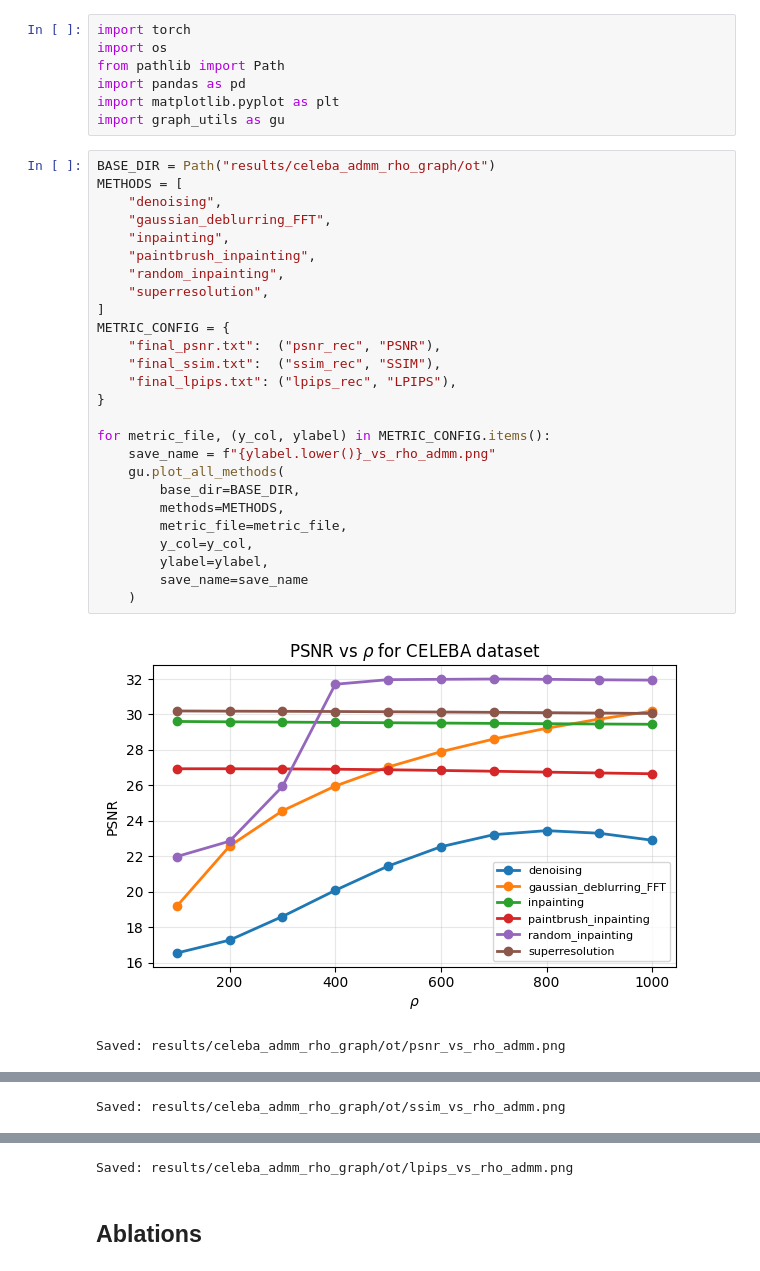
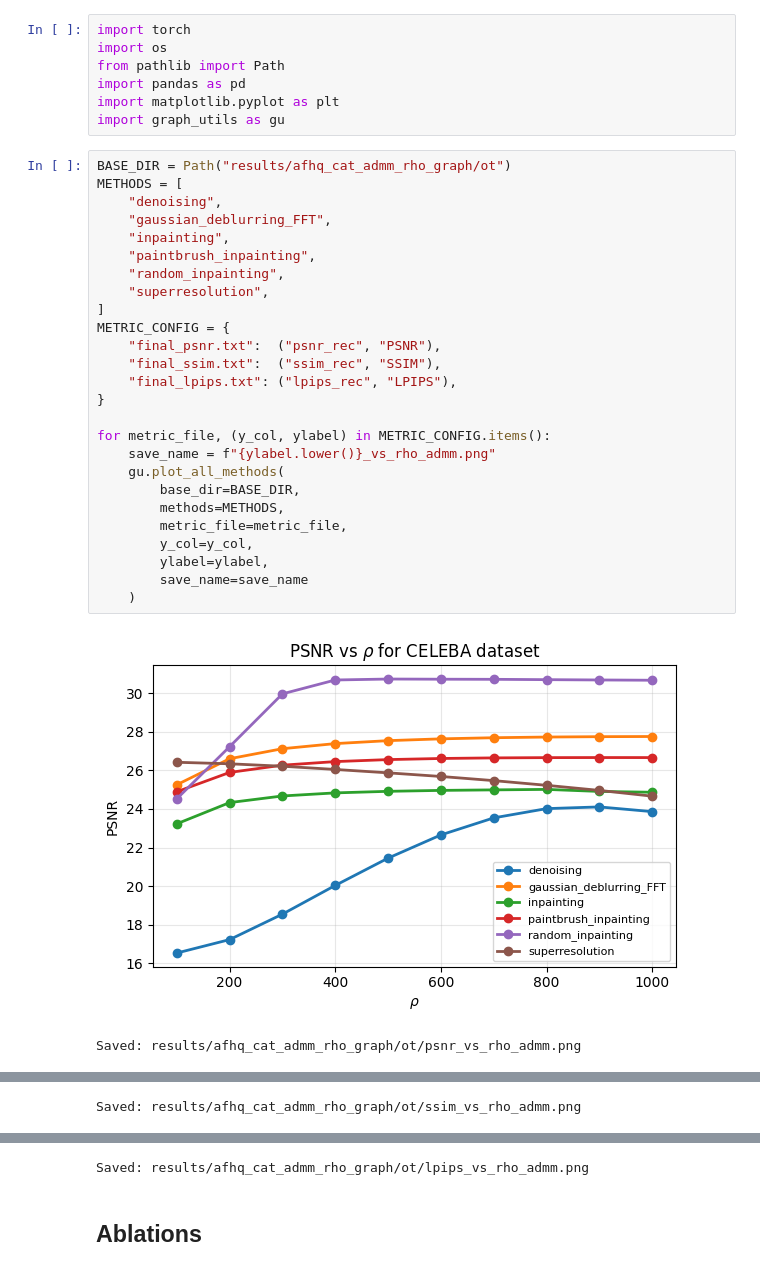
Before and after one commit to dibyanshu100/PnP_ConsensusFlow, a Jupyter notebook: graphs.ipynb, the cells around one changed output, grey strips where cells are left out. Saved outputs shown, nothing was run; the diff lists cells and outputs as text.

```diff
--- a/graphs.ipynb
+++ b/graphs.ipynb
@@ -6,31 +6,31 @@ import pandas as pd
 import matplotlib.pyplot as plt
 import graph_utils as gu
 # %%
-BASE_DIR = Path("results/celeba_admm_rho_graph/ot")
+BASE_DIR = Path("results/afhq_cat_admm_rho_graph/ot")
 METHODS = [
     "denoising",
     "gaussian_deblurring_FFT",
     "inpainting",
     "paintbrush_inpainting",
     "random_inpainting",
     "superresolution",
 ]
 METRIC_CONFIG = {
     "final_psnr.txt":  ("psnr_rec", "PSNR"),
     "final_ssim.txt":  ("ssim_rec", "SSIM"),
     "final_lpips.txt": ("lpips_rec", "LPIPS"),
 }
 
 for metric_file, (y_col, ylabel) in METRIC_CONFIG.items():
     save_name = f"{ylabel.lower()}_vs_rho_admm.png"
     gu.plot_all_methods(
         base_dir=BASE_DIR,
         methods=METHODS,
         metric_file=metric_file,
         y_col=y_col,
         ylabel=ylabel,
         save_name=save_name
     )
 # %% [output]
-[figure, old version]
+[figure, new version]
-Saved: results/celeba_admm_rho_graph/ot/psnr_vs_rho_admm.png
+Saved: results/afhq_cat_admm_rho_graph/ot/psnr_vs_rho_admm.png
@@ -38 +38 @@ Saved: results/celeba_admm_rho_graph/ot/psnr_vs_rho_admm.png
-Saved: results/celeba_admm_rho_graph/ot/ssim_vs_rho_admm.png
+Saved: results/afhq_cat_admm_rho_graph/ot/ssim_vs_rho_admm.png
@@ -40,4 +40,4 @@ Saved: results/celeba_admm_rho_graph/ot/ssim_vs_rho_admm.png
-Saved: results/celeba_admm_rho_graph/ot/lpips_vs_rho_admm.png
+Saved: results/afhq_cat_admm_rho_graph/ot/lpips_vs_rho_admm.png
 # %% [markdown]
 ## Ablations
 # %%
```
Also changed, not shown: parts of 7 cells of this notebook, 6 other files.
